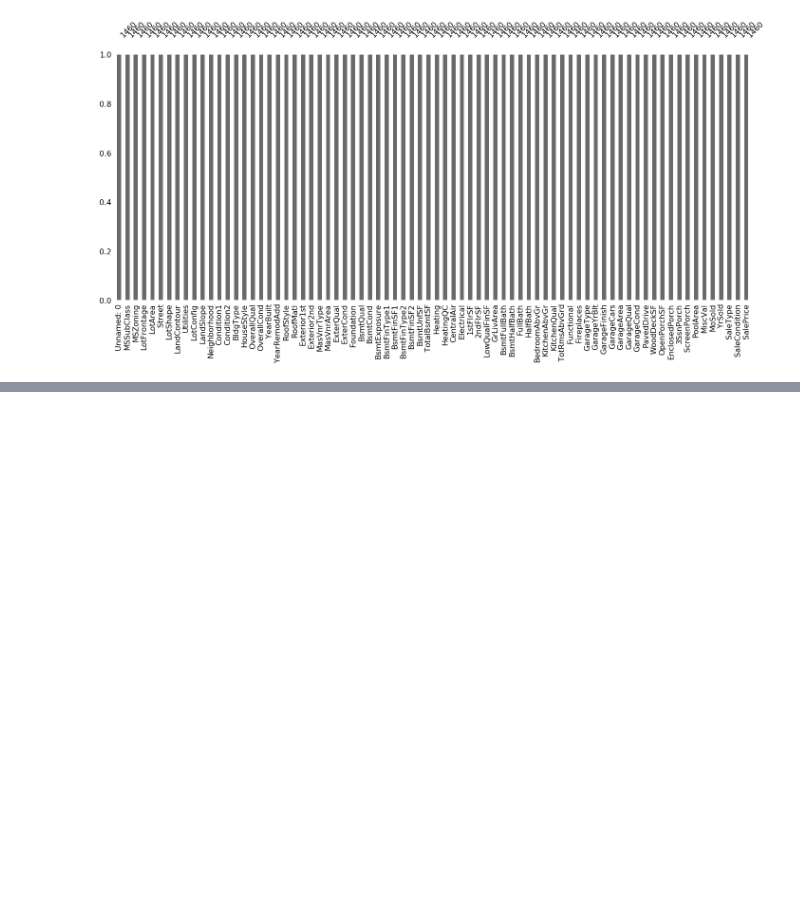
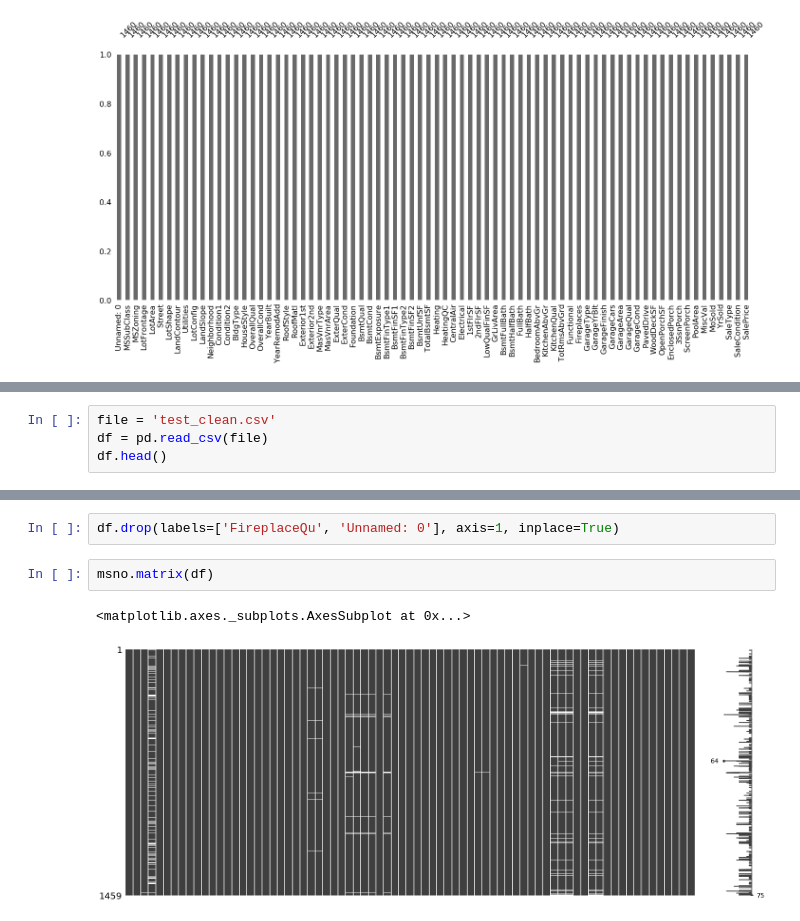
Before and after one commit to JacoboGGLeon/houses_sales_kaggle, a Jupyter notebook: load.ipynb, the cells around one changed output, grey strips where cells are left out. Cells and saved outputs as stored; diff of their text form; blank space fills up the shorter version.

```diff
--- a/load.ipynb
+++ b/load.ipynb
@@ -130,0 +157,4 @@ msno.bar(df)
+# %%
+file = 'test_clean.csv'
+df = pd.read_csv(file)
+df.head()
@@ -130,0 +169,7 @@ msno.bar(df)
+# %%
+df.drop(labels=['FireplaceQu', 'Unnamed: 0'], axis=1, inplace=True)
+# %%
+msno.matrix(df)
+# %% [output]
+<matplotlib.axes._subplots.AxesSubplot at 0x...>
+[figure, added]
```
Also changed, not shown: parts of 12 cells of this notebook, 1 other file.
